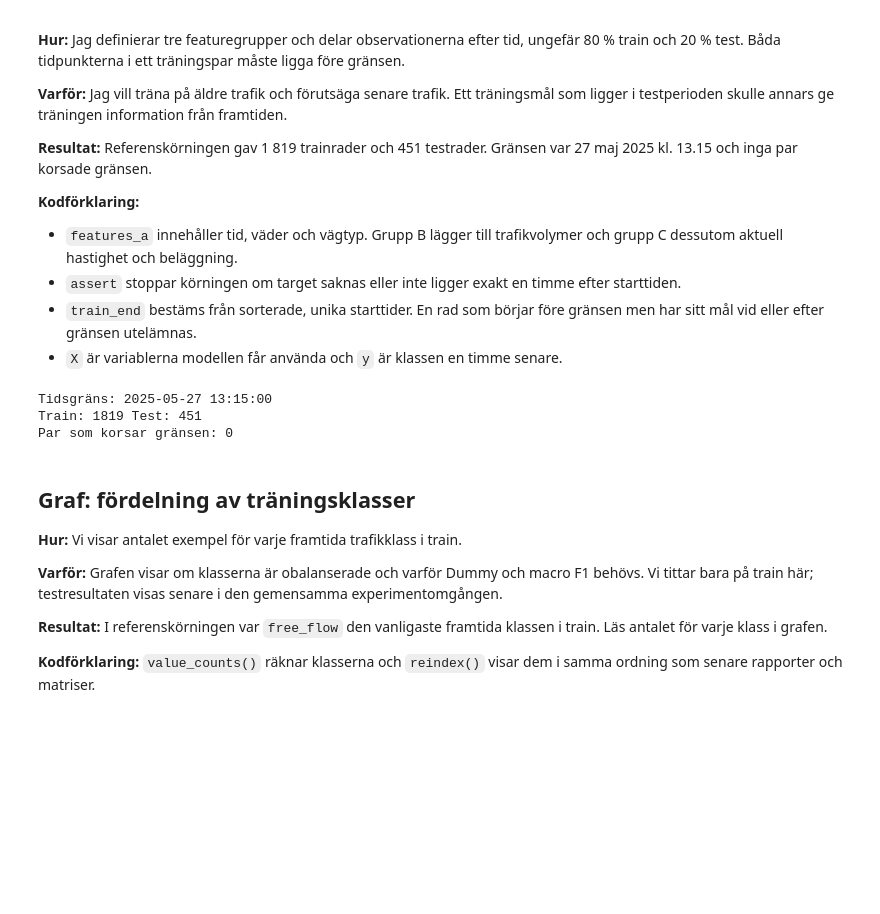
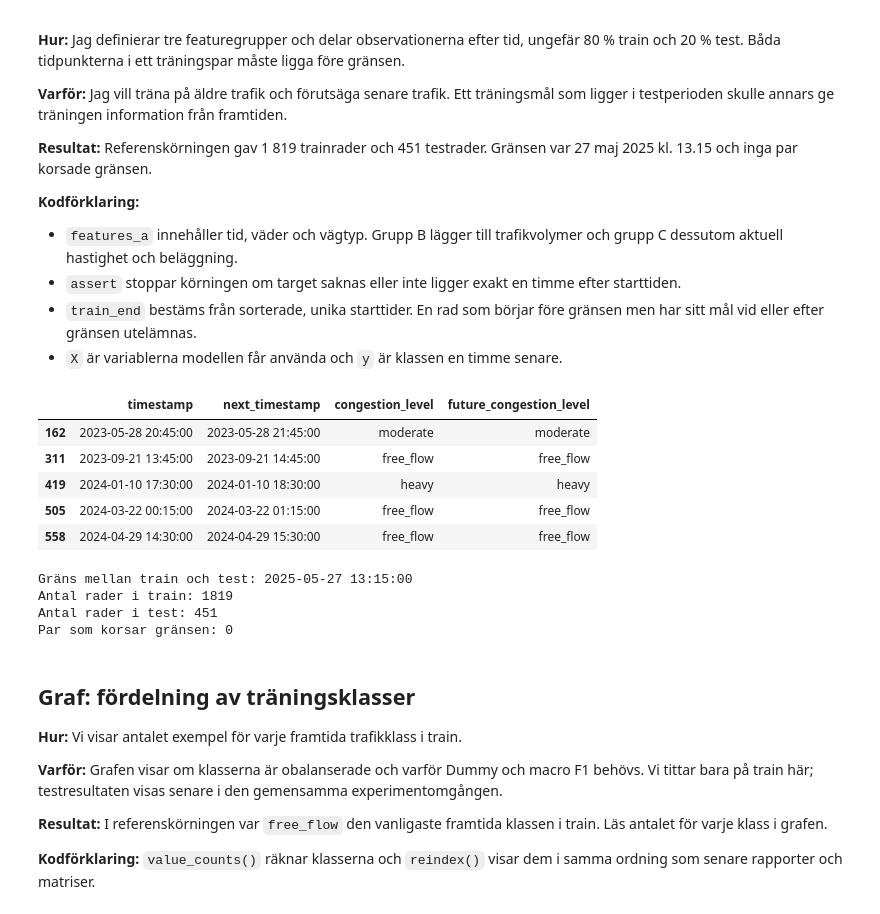
Before and after one commit to s91k/mu25-ml-group-2, a Jupyter notebook: ml-moody.ipynb, the cells around one changed output. Drawn from its saved outputs; the diff is of its cells as text; code cells hidden in the pictures; blank space fills up the shorter version.

```diff
--- a/ml-moody.ipynb
+++ b/ml-moody.ipynb
@@ -88,10 +82,19 @@ class_order = ["free_flow", "light", "moderate", "heavy"]
 # %%
 data = df.copy()
 data["timestamp"] = pd.to_datetime(data["timestamp"])
 data["next_timestamp"] = pd.to_datetime(data["next_timestamp"])
 assert data["next_timestamp"].sub(data["timestamp"]).eq(pd.Timedelta(hours=1)).all()
 assert data["future_congestion_level"].notna().all()
 assert data["congestion_level"].notna().all()
+
+display(data[["timestamp","next_timestamp","congestion_level","future_congestion_level",]].head())
+# %% [output]
+|  | timestamp | next_timestamp | congestion_level | future_congestion_level |
+| 162 | 2023-05-28 20:45:00 | 2023-05-28 21:45:00 | moderate | moderate |
+| 311 | 2023-09-21 13:45:00 | 2023-09-21 14:45:00 | free_flow | free_flow |
+| 419 | 2024-01-10 17:30:00 | 2024-01-10 18:30:00 | heavy | heavy |
+| 505 | 2024-03-22 00:15:00 | 2024-03-22 01:15:00 | free_flow | free_flow |
+| 558 | 2024-04-29 14:30:00 | 2024-04-29 15:30:00 | free_flow | free_flow |
 # %%
 times = data["timestamp"].drop_duplicates().sort_values().reset_index(drop=True)
 train_end = times.iloc[int(len(times) * 0.80)]
@@ -104,12 +107,14 @@ y_train = train["future_congestion_level"]
 X_test = test[features_c]
 y_test = test["future_congestion_level"]
 # %%
-print("Tidsgräns:", train_end)
-print("Train:", len(train), "Test:", len(test))
+print("Gräns mellan train och test:", train_end)
+print("Antal rader i train:", len(train))
+print("Antal rader i test:", len(test))
 print("Par som korsar gränsen:", len(data) - len(train) - len(test))
 # %% [output]
-Tidsgräns: 2025-05-27 13:15:00
-Train: 1819 Test: 451
+Gräns mellan train och test: 2025-05-27 13:15:00
+Antal rader i train: 1819
+Antal rader i test: 451
 Par som korsar gränsen: 0
 # %% [markdown]
 ## Graf: fördelning av träningsklasser
```
Also changed, not shown: parts of 6 cells of this notebook, 1 other file.
